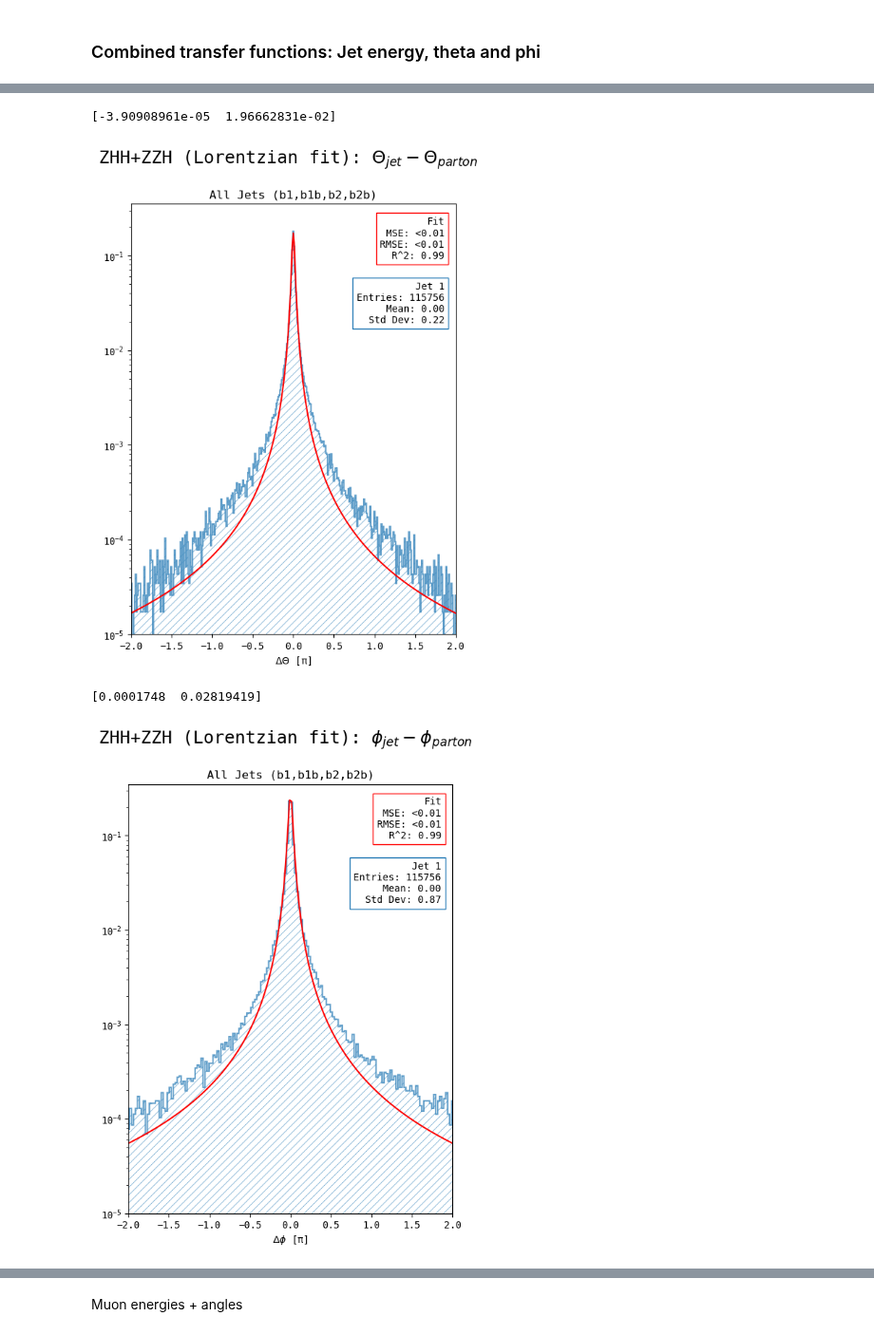
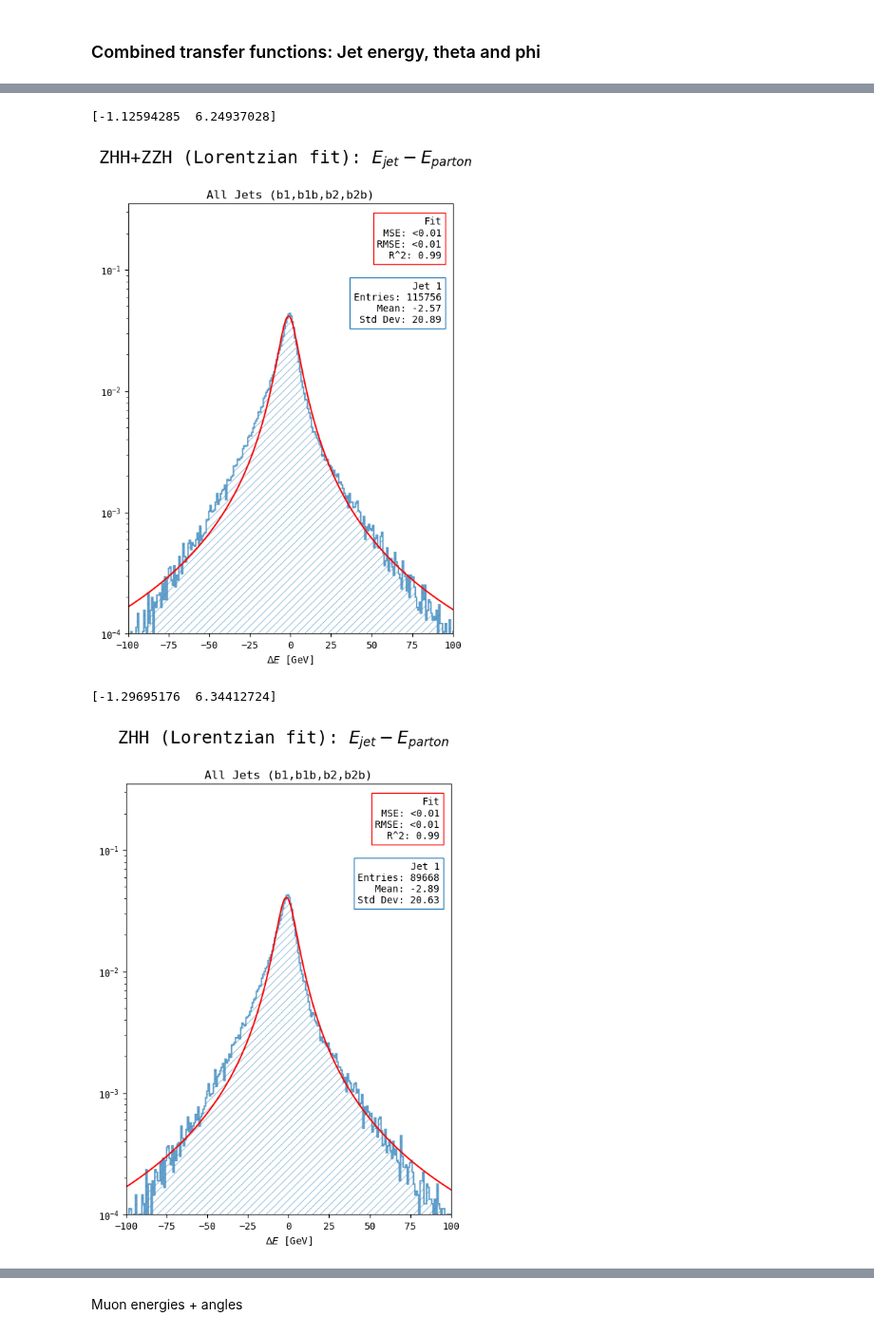
Before and after one commit to nVentis/MEM_HEP, a Jupyter notebook: transfer_functions_v2b.ipynb, the cells around one changed output, grey strips where cells are left out. Shown at 95% size. Drawn from its saved outputs; the diff is of its cells as text; code cells hidden in the pictures.

```diff
--- a/transfer_functions_v2b.ipynb
+++ b/transfer_functions_v2b.ipynb
@@ -212,0 +326,29 @@ plot_transfer(df, name="ZHH+ZZH", fit="lorentz", true_label="Parton", reco_label
+# %%
+data = reco[reco["is_zzh"] == True]
+df = []
+
+for i in range(1, 5):
+    theta = {}
+    phi = {}
+    for ptype in ["jet", "parton"]:
+        theta[ptype] = np.arccos(data[f"{ptype}{i}_pz"] / np.sqrt(data[f"{ptype}{i}_px"]**2 + data[f"{ptype}{i}_py"]**2 + data[f"{ptype}{i}_pz"]**2))
+        phi[ptype] = np.arctan2(data[f"{ptype}{i}_py"], data[f"{ptype}{i}_px"])
+
+    #theta = acos(z/sqrt(x**2 + y**2 + z**2))
+    #phi = atan2(y, x)
+
+    df.append((theta, phi))
+
+dg = [[np.array([]), np.array([])]]
+for i in range(4):
+    dg[0][0] = np.append(dg[0][0], df[i][0]["jet"])
+    dg[0][1] = np.append(dg[0][1], df[i][0]["parton"])
+
+plot_transfer(dg, "ZZH (Lorentzian fit)", fit="lorentz", quantity="\Theta", xlabel=r"$\Delta\Theta$ [π]", xlim=(-2,2), ylim=(0.00001,0.35), n_bins=512, yscale="log", single_title="All Jets (b1,b1b,b2,b2b)")
+
+dg = [[np.array([]), np.array([])]]
+for i in range(4):
+    dg[0][0] = np.append(dg[0][0], df[i][1]["jet"])
+    dg[0][1] = np.append(dg[0][1], df[i][1]["parton"])
+
+plot_transfer(dg, "ZZH (Lorentzian fit)", fit="lorentz", quantity="\phi", xlabel=r"$\Delta\phi$ [π]", xlim=(-2,2), ylim=(0.00001,0.35), n_bins=512, yscale="log", single_title="All Jets (b1,b1b,b2,b2b)")
@@ -213,21 +360,23 @@ plot_transfer(df, name="ZHH+ZZH", fit="lorentz", true_label="Parton", reco_label
 # %%
+data = reco
 dg = [[np.array([]), np.array([])]]
 for i in range(4):
-    dg[0][0] = np.append(dg[0][0], df[i][0]["jet"])
-    dg[0][1] = np.append(dg[0][1], df[i][0]["parton"])
+    dg[0][0] = np.append(dg[0][0], data[f"jet{i+1}_e"])
+    dg[0][1] = np.append(dg[0][1], data[f"parton{i+1}_e"])
 
-plot_transfer(dg, "ZHH+ZZH (Lorentzian fit)", fit="lorentz", quantity="\Theta", xlabel=r"$\Delta\Theta$ [π]", xlim=(-2,2), ylim=(0.00001,0.35), n_bins=512, yscale="log", single_title="All Jets (b1,b1b,b2,b2b)")
+plot_transfer(dg, "ZHH+ZZH (Lorentzian fit)", fit="lorentz", quantity="E", xlabel=r"$\Delta E$ [GeV]", xlim=(-100,100), ylim=(0.0001,0.35), n_bins=512, yscale="log", single_title="All Jets (b1,b1b,b2,b2b)")
 # %% [output]
-[-3.90908961e-05  1.96662831e-02]
+[-1.12594285  6.24937028]
-[figure, old version]
+[figure, new version]
 # %%
+data = reco[reco["is_zhh"] == True]
 dg = [[np.array([]), np.array([])]]
 for i in range(4):
-    dg[0][0] = np.append(dg[0][0], df[i][1]["jet"])
-    dg[0][1] = np.append(dg[0][1], df[i][1]["parton"])
+    dg[0][0] = np.append(dg[0][0], data[f"jet{i+1}_e"])
+    dg[0][1] = np.append(dg[0][1], data[f"parton{i+1}_e"])
 
-plot_transfer(dg, "ZHH+ZZH (Lorentzian fit)", fit="lorentz", quantity="\phi", xlabel=r"$\Delta\phi$ [π]", xlim=(-2,2), ylim=(0.00001,0.35), n_bins=512, yscale="log", single_title="All Jets (b1,b1b,b2,b2b)")
+plot_transfer(dg, "ZHH (Lorentzian fit)", fit="lorentz", quantity="E", xlabel=r"$\Delta E$ [GeV]", xlim=(-100,100), ylim=(0.0001,0.35), n_bins=512, yscale="log", single_title="All Jets (b1,b1b,b2,b2b)")
 # %% [output]
-[0.0001748  0.02819419]
+[-1.29695176  6.34412724]
-[figure, old version]
+[figure, new version]
 # %%
```
Also changed, not shown: parts of 46 cells of this notebook, 26 other files.
